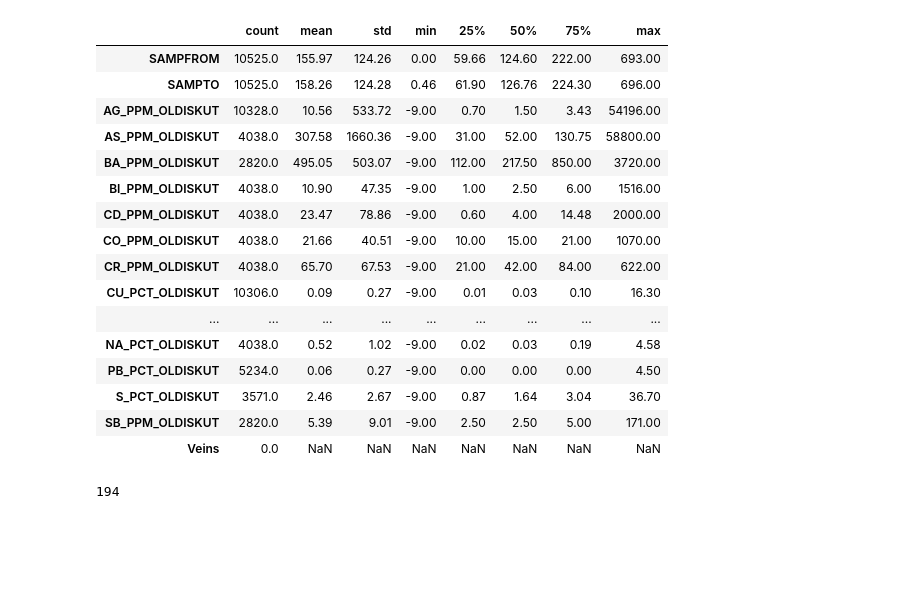
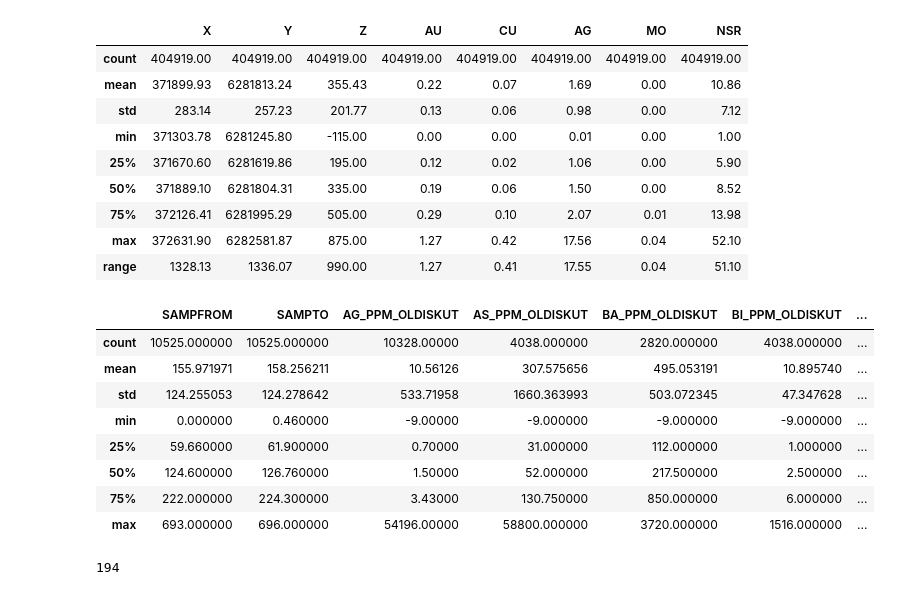
Before and after one commit to jouytrew/bronson_slope, a Jupyter notebook: bronson_slope_jupyter.ipynb, the cells around one changed output. Saved outputs shown, nothing was run; the diff lists cells and outputs as text; code cells hidden in the pictures; blank space fills up the shorter version.

```diff
--- a/bronson_slope_jupyter.ipynb
+++ b/bronson_slope_jupyter.ipynb
@@ -12,26 +143,34 @@ collar = pd.read_csv(f'{DATA_FOLDER}BS_collar.csv')
 old_lith = pd.read_csv(f'{DATA_FOLDER}BS_old_lith.csv')
 relog_geo = pd.read_csv(f'{DATA_FOLDER}BS_relog_geology.csv')
 survey = pd.read_csv(f'{DATA_FOLDER}BS_survey.csv')
+# %%
+df = block_model.describe().transpose()
+df['range'] = df['max'] - df['min']
+
+df.transpose().round(2)
+# %% [output]
+|  | X | Y | Z | AU | CU | AG | MO | NSR |
+| count | 404919.00 | 404919.00 | 404919.00 | 404919.00 | 404919.00 | 404919.00 | 404919.00 | 404919.00 |
+| mean | 371899.93 | 6281813.24 | 355.43 | 0.22 | 0.07 | 1.69 | 0.00 | 10.86 |
+| std | 283.14 | 257.23 | 201.77 | 0.13 | 0.06 | 0.98 | 0.00 | 7.12 |
+| min | 371303.78 | 6281245.80 | -115.00 | 0.00 | 0.00 | 0.01 | 0.00 | 1.00 |
+| 25% | 371670.60 | 6281619.86 | 195.00 | 0.12 | 0.02 | 1.06 | 0.00 | 5.90 |
+| 50% | 371889.10 | 6281804.31 | 335.00 | 0.19 | 0.06 | 1.50 | 0.00 | 8.52 |
+| 75% | 372126.41 | 6281995.29 | 505.00 | 0.29 | 0.10 | 2.07 | 0.01 | 13.98 |
+| max | 372631.90 | 6282581.87 | 875.00 | 1.27 | 0.42 | 17.56 | 0.04 | 52.10 |
+| range | 1328.13 | 1336.07 | 990.00 | 1.27 | 0.41 | 17.55 | 0.04 | 51.10 |
 # %%
-assay.describe().transpose().round(2)
+assay.describe()
 # %% [output]
-|  | count | mean | std | min | 25% | 50% | 75% | max |
-| SAMPFROM | 10525.0 | 155.97 | 124.26 | 0.00 | 59.66 | 124.60 | 222.00 | 693.00 |
-| SAMPTO | 10525.0 | 158.26 | 124.28 | 0.46 | 61.90 | 126.76 | 224.30 | 696.00 |
-| AG_PPM_OLDISKUT | 10328.0 | 10.56 | 533.72 | -9.00 | 0.70 | 1.50 | 3.43 | 54196.00 |
-| AS_PPM_OLDISKUT | 4038.0 | 307.58 | 1660.36 | -9.00 | 31.00 | 52.00 | 130.75 | 58800.00 |
-| BA_PPM_OLDISKUT | 2820.0 | 495.05 | 503.07 | -9.00 | 112.00 | 217.50 | 850.00 | 3720.00 |
-| BI_PPM_OLDISKUT | 4038.0 | 10.90 | 47.35 | -9.00 | 1.00 | 2.50 | 6.00 | 1516.00 |
-| CD_PPM_OLDISKUT | 4038.0 | 23.47 | 78.86 | -9.00 | 0.60 | 4.00 | 14.48 | 2000.00 |
-| CO_PPM_OLDISKUT | 4038.0 | 21.66 | 40.51 | -9.00 | 10.00 | 15.00 | 21.00 | 1070.00 |
-| CR_PPM_OLDISKUT | 4038.0 | 65.70 | 67.53 | -9.00 | 21.00 | 42.00 | 84.00 | 622.00 |
-| CU_PCT_OLDISKUT | 10306.0 | 0.09 | 0.27 | -9.00 | 0.01 | 0.03 | 0.10 | 16.30 |
-| ... | ... | ... | ... | ... | ... | ... | ... | ... |
-| NA_PCT_OLDISKUT | 4038.0 | 0.52 | 1.02 | -9.00 | 0.02 | 0.03 | 0.19 | 4.58 |
-| PB_PCT_OLDISKUT | 5234.0 | 0.06 | 0.27 | -9.00 | 0.00 | 0.00 | 0.00 | 4.50 |
-| S_PCT_OLDISKUT | 3571.0 | 2.46 | 2.67 | -9.00 | 0.87 | 1.64 | 3.04 | 36.70 |
-| SB_PPM_OLDISKUT | 2820.0 | 5.39 | 9.01 | -9.00 | 2.50 | 2.50 | 5.00 | 171.00 |
-| Veins | 0.0 | NaN | NaN | NaN | NaN | NaN | NaN | NaN |
+|  | SAMPFROM | SAMPTO | AG_PPM_OLDISKUT | AS_PPM_OLDISKUT | BA_PPM_OLDISKUT | BI_PPM_OLDISKUT | ... |
+| count | 10525.000000 | 10525.000000 | 10328.00000 | 4038.000000 | 2820.000000 | 4038.000000 | ... |
+| mean | 155.971971 | 158.256211 | 10.56126 | 307.575656 | 495.053191 | 10.895740 | ... |
+| std | 124.255053 | 124.278642 | 533.71958 | 1660.363993 | 503.072345 | 47.347628 | ... |
+| min | 0.000000 | 0.460000 | -9.00000 | -9.000000 | -9.000000 | -9.000000 | ... |
+| 25% | 59.660000 | 61.900000 | 0.70000 | 31.000000 | 112.000000 | 1.000000 | ... |
+| 50% | 124.600000 | 126.760000 | 1.50000 | 52.000000 | 217.500000 | 2.500000 | ... |
+| 75% | 222.000000 | 224.300000 | 3.43000 | 130.750000 | 850.000000 | 6.000000 | ... |
+| max | 693.000000 | 696.000000 | 54196.00000 | 58800.000000 | 3720.000000 | 1516.000000 | ... |
 # %%
 len(assay.HOLEID.unique())
 # %% [output]
```
Also changed, not shown: parts of 27 cells of this notebook, 28 other files.
